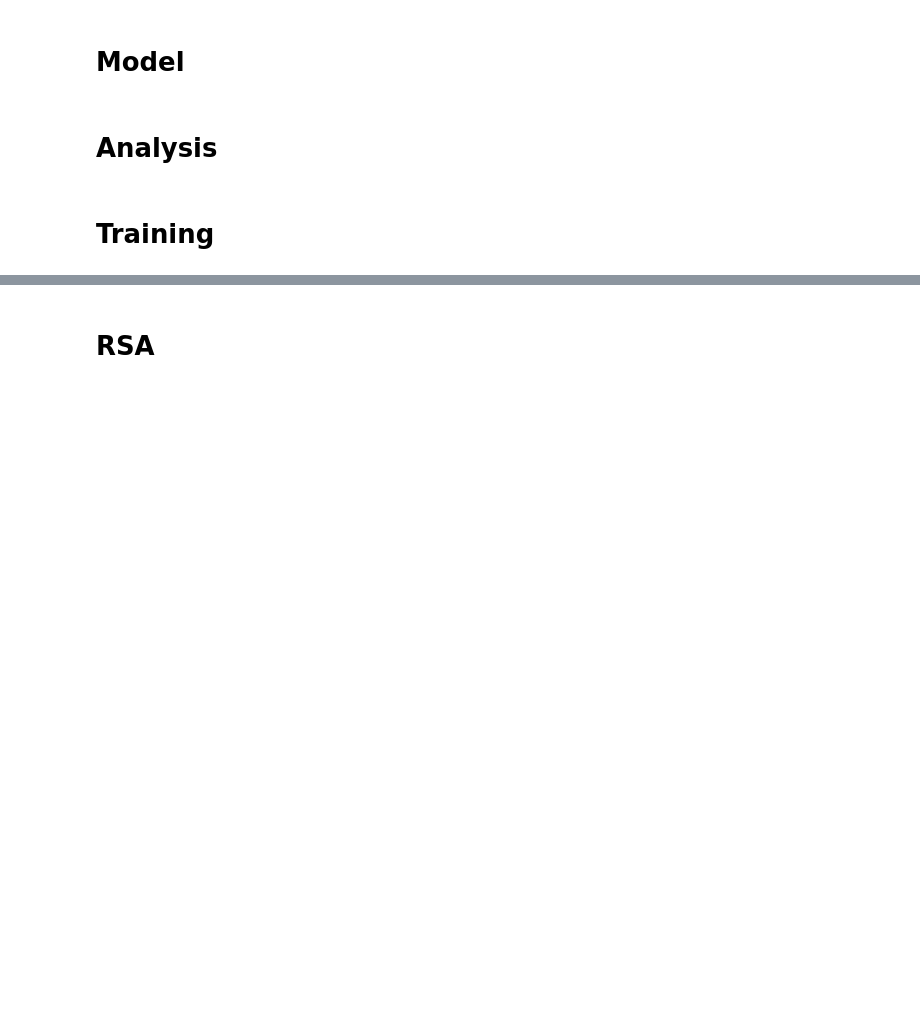
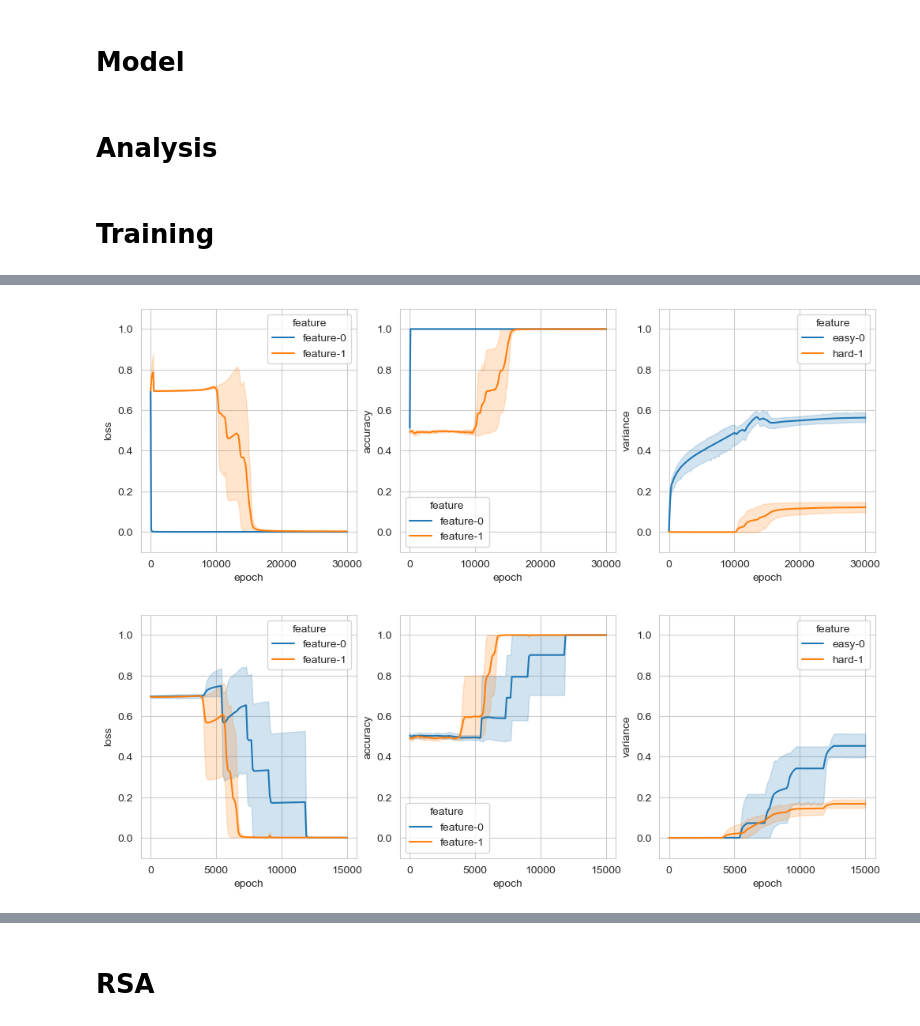
Before and after one commit to mayft/factorized-neural-predictivity, a Jupyter notebook: easy_vs_hard_feature_bias.ipynb, the cells around one changed output, grey strips where cells are left out. Cells and saved outputs as stored; diff of their text form; code cells hidden in the pictures; blank space fills up the shorter version.

```diff
--- a/easy_vs_hard_feature_bias.ipynb
+++ b/easy_vs_hard_feature_bias.ipynb
@@ -281,0 +386,6 @@ plt.show()
+# %%
+plot_results('pretrain_easy-v2',fill_early_stopping=True)
+plot_results('pretrain_hard-v2',fill_early_stopping=True,epochs=15000)
+# %% [output]
+[figure, added]
+[figure, added]
```
Also changed, not shown: parts of 40 cells of this notebook.
